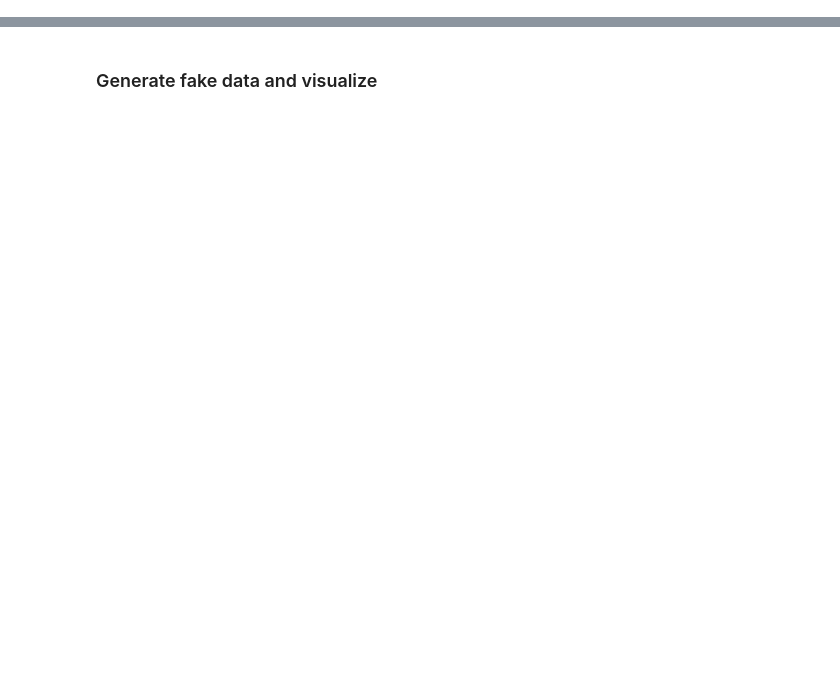
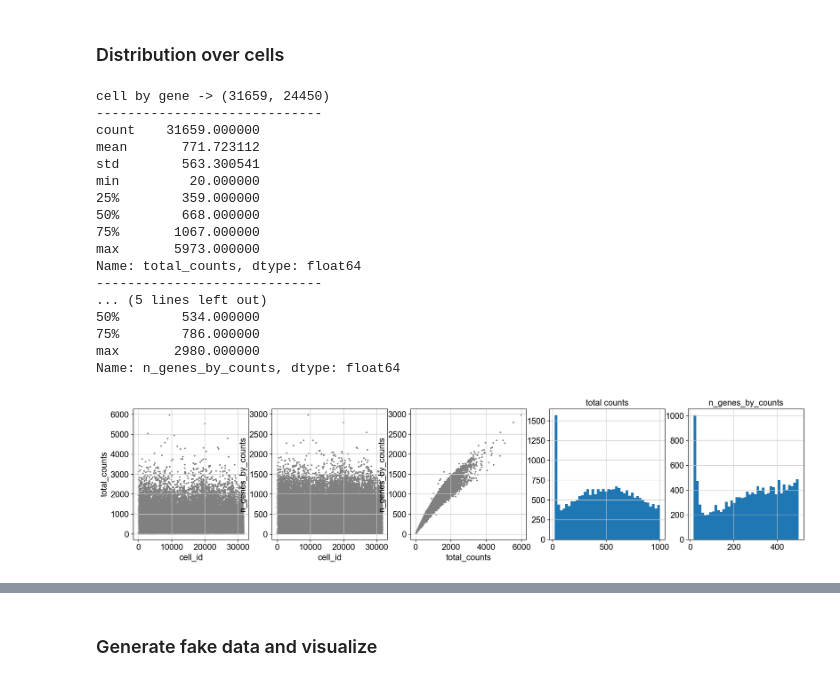
Before and after one commit to broadinstitute/tissue_purifier, a Jupyter notebook: notebooks/tp_02_validation_PYRO.ipynb, the cells around one changed output, grey strips where cells are left out. Saved outputs shown, nothing was run; the diff lists cells and outputs as text; code cells hidden in the pictures; blank space fills up the shorter version.

```diff
--- a/notebooks/tp_02_validation_PYRO.ipynb
+++ b/notebooks/tp_02_validation_PYRO.ipynb
@@ -14,0 +104,36 @@ import pandas
+# %% [markdown]
+### Distribution over cells
+# %%
+print("cell by gene ->", adata.X.shape)
+print("-----------------------------")
+print(adata.obs['total_counts'].describe())  # the 25% percentile is a good place to filter
+print("-----------------------------")
+print(adata.obs['n_genes_by_counts'].describe())  # the 25% percentile is a good place to filter
+
+fig, axes = plt.subplots(ncols=5, figsize=(20,4))
+sc.pl.scatter(adata, x='cell_id', y='total_counts', size=30, show=False, ax=axes[0])
+sc.pl.scatter(adata, x='cell_id', y='n_genes_by_counts', size=30, show=False, ax=axes[1])
+sc.pl.scatter(adata, x='total_counts', y='n_genes_by_counts', size=30, show=False, ax=axes[2])
+_ = axes[3].hist(adata.obs["total_counts"][adata.obs["total_counts"] < 1000], bins=40)
+_ = axes[3].set_title("total counts")
+_ = axes[4].hist(adata.obs["n_genes_by_counts"][adata.obs["n_genes_by_counts"] < 500], bins=40)
+_ = axes[4].set_title("n_genes_by_counts")
+# %% [output]
+cell by gene -> (31659, 24450)
+-----------------------------
+count    31659.000000
+mean       771.723112
+std        563.300541
+min         20.000000
+25%        359.000000
+50%        668.000000
+75%       1067.000000
+max       5973.000000
+Name: total_counts, dtype: float64
+-----------------------------
+... (5 lines left out)
+50%        534.000000
+75%        786.000000
+max       2980.000000
+Name: n_genes_by_counts, dtype: float64
+[figure, added]
```
Also changed, not shown: parts of 37 cells of this notebook, 3 other files.
